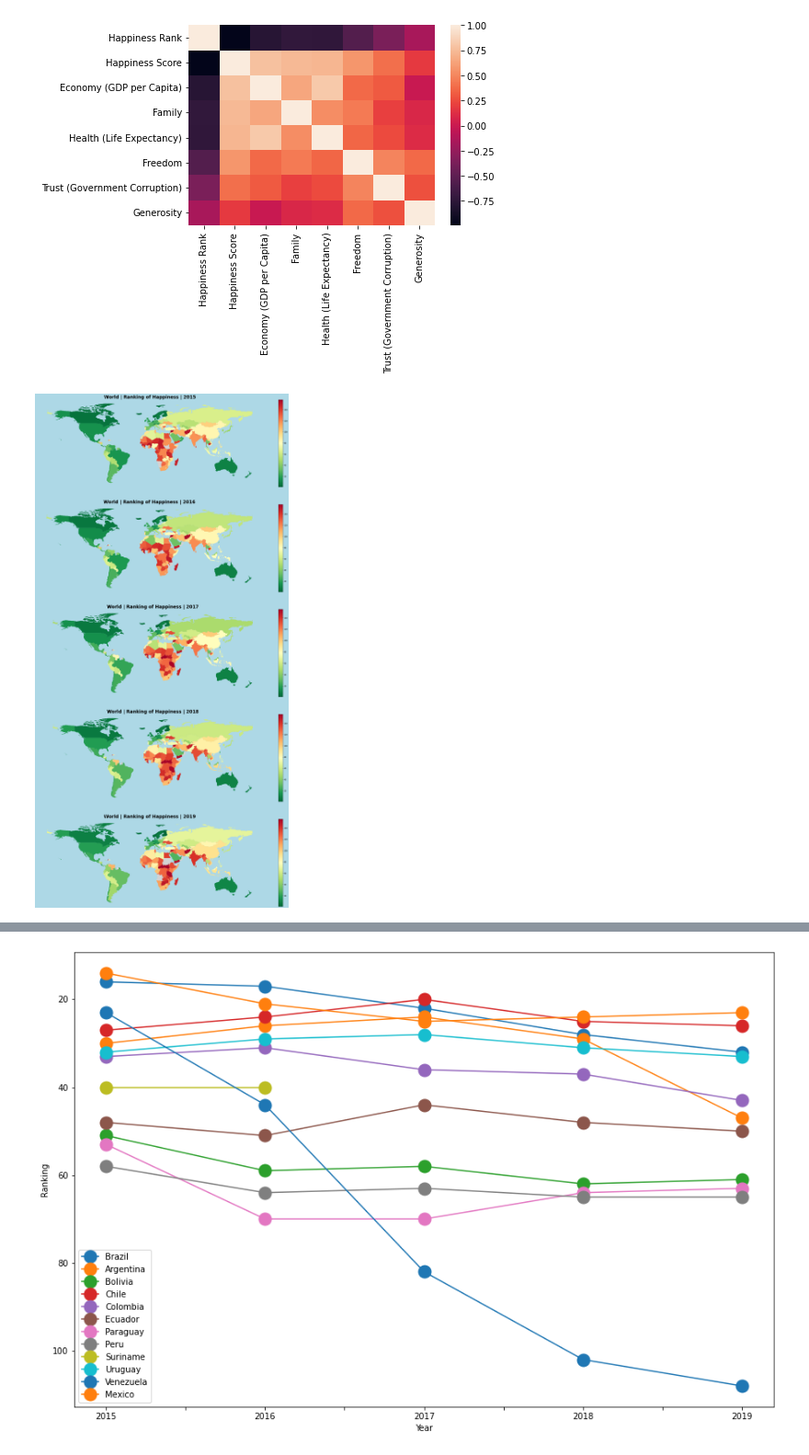
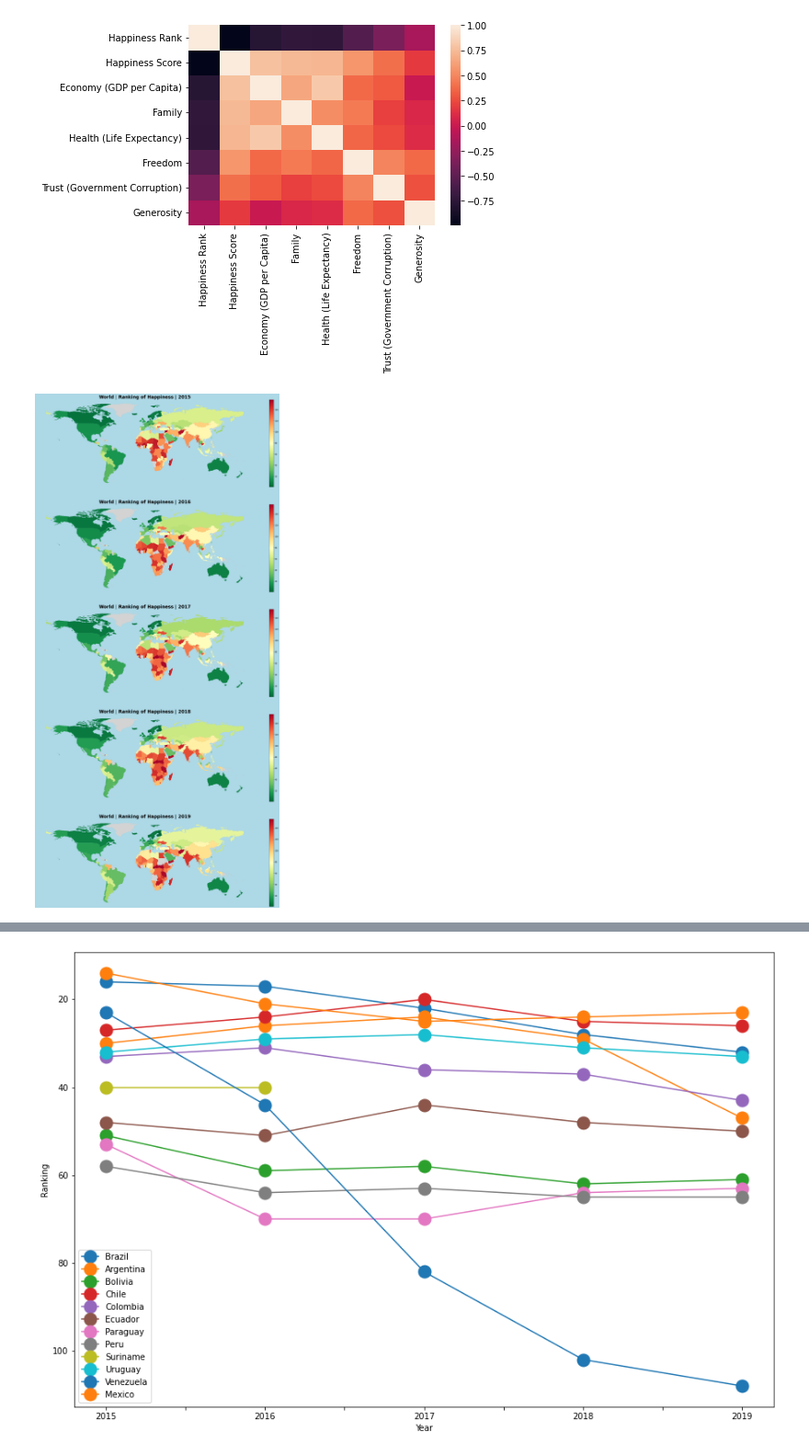
Before and after one commit to leoeiji/letscode-projeto-3, a Jupyter notebook: Notebook_QuestoesExtras.ipynb, the cells around one changed output, grey strips where cells are left out. Shown at 92% size. Drawn from its saved outputs; the diff is of its cells as text; code cells hidden in the pictures.

```diff
--- a/Notebook_QuestoesExtras.ipynb
+++ b/Notebook_QuestoesExtras.ipynb
@@ -116,29 +118,29 @@ ren_world = {"Bosnia and Herzegovina": "Bosnia and Herz.",
 df_ranks = df_ranks.replace({"name": ren_world})
 # %%
 # Plotar os mapas com o ranking da felicidade com a abrangência Mundo:
-# Fazer a junção dos dfs 'world' e 'df_ranks'
+# Fazer merge dos dfs 'world' e 'df_ranks'
 # Iterar para cada ano de 2015 a 2019 a plotagem do mapa na respectiva coluna 'year'
 
-world_rank = world.merge(df_ranks)
+world_rank = world.merge(df_ranks, how='left')
 fig, axes = plt.subplots(5, figsize=(30,50), facecolor='lightblue')
 
 i=0
 for year in range(2015,2020):
     ax = axes[i]
     ax.title.set_text(f"World | Ranking of Happiness | {year}")
     ax.title.set_fontsize(24)
     ax.title.set_weight('bold')
     ax.axis("off")
 
     world_rank.plot(column=str(year),
         ax=ax,
         legend='reverse',
         cmap='RdYlGn_r',
         facecolor='lightblue',
         edgecolors='grey',
         linewidth = 0.01,
         missing_kwds={'color': 'lightgrey'})
     i = i+1
 # plt.savefig(f'World.png', dpi=300, format='png')
 # %% [output]
-[figure, old version]
+[figure, new version]
```
Also changed, not shown: parts of 8 cells of this notebook.
